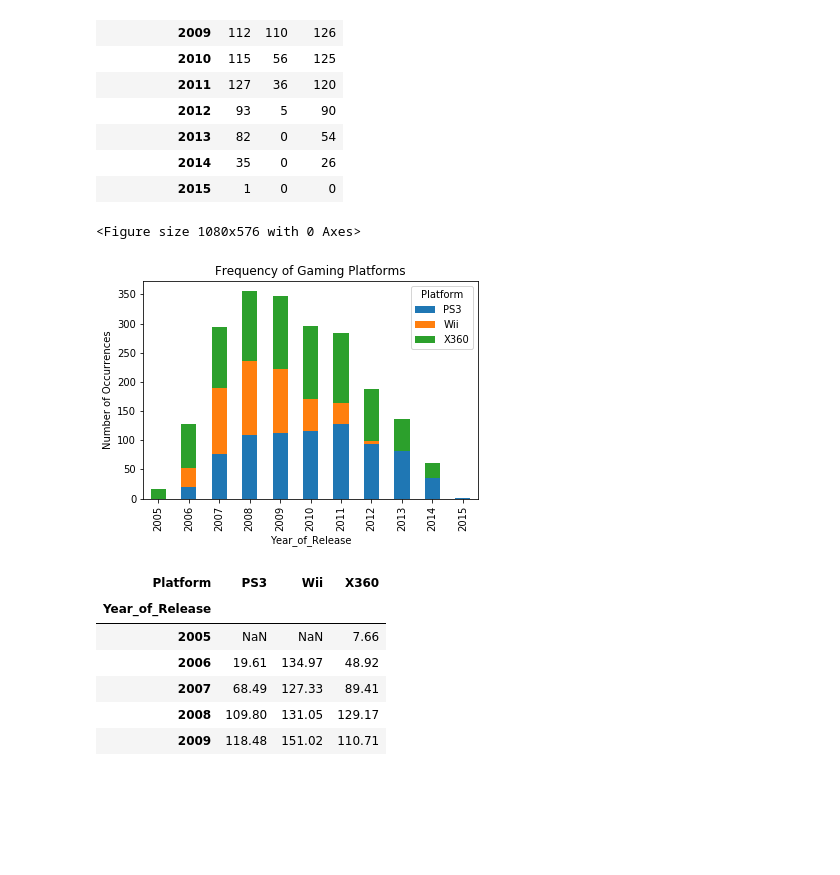
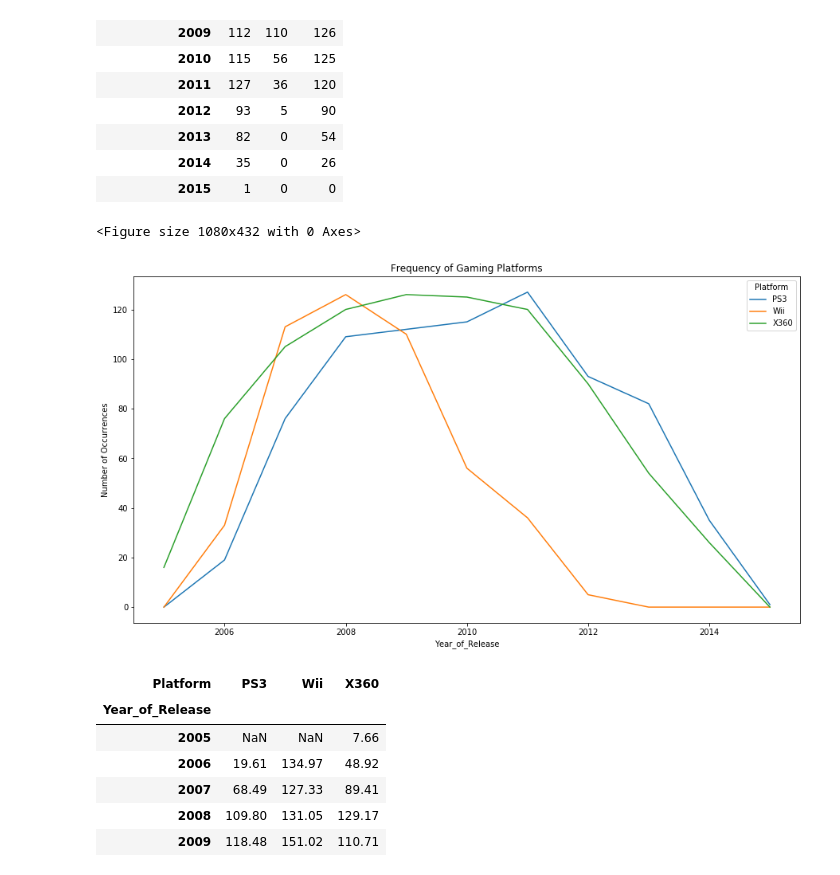
Before and after one commit to sherry9788/STATS131_Final, a Jupyter notebook: xuening.2.ipynb, the cells around one changed output. Saved outputs shown, nothing was run; the diff lists cells and outputs as text; code cells hidden in the pictures; blank space fills up the shorter version.

```diff
--- a/xuening.2.ipynb
+++ b/xuening.2.ipynb
@@ -544,14 +579,14 @@ gen8_freq
 | 2014 | 35 | 0 | 26 |
 | 2015 | 1 | 0 | 0 |
 # %%
-plt.figure(figsize=(15,8))
-gen8_freq.plot(kind='bar', stacked=True)
+plt.figure(figsize=(15,6))
+gen8_freq.plot(figsize=(15,8))
 plt.title('Frequency of Gaming Platforms')
 plt.ylabel('Number of Occurrences')
 plt.show()
 # %% [output]
-<Figure size 1080x576 with 0 Axes>
+<Figure size 1080x432 with 0 Axes>
-[figure, old version]
+[figure, new version]
 # %%
 gen8_pivot = pd.pivot_table(gen8, index='Year_of_Release', columns='Platform', values='Global_Sales', aggfunc=np.sum)
 gen8_pivot
```
Also changed, not shown: parts of 45 cells of this notebook.
